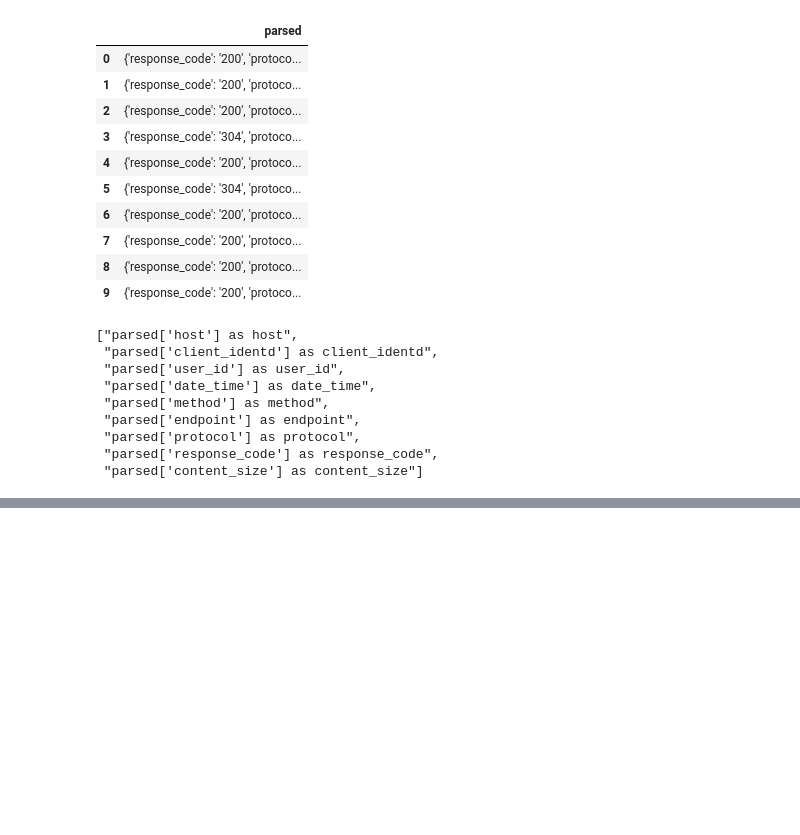
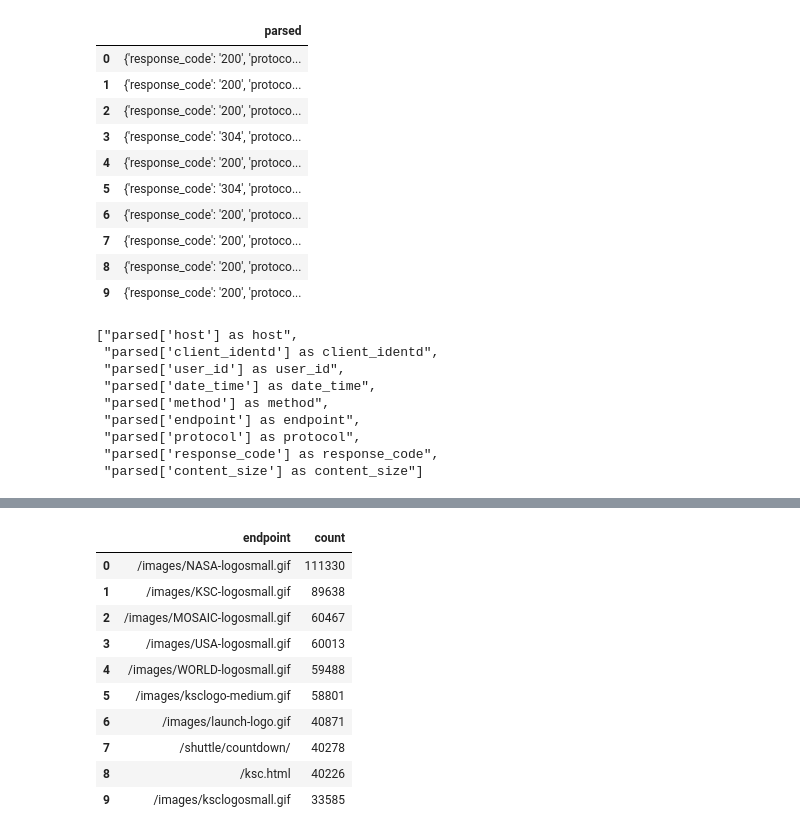
Before and after one commit to razevedo1994/razv-data-engineering, a Jupyter notebook: Spark/examples/schema_on_read.ipynb, the cells around one changed output, grey strips where cells are left out. Drawn from its saved outputs; the diff is of its cells as text; code cells hidden in the pictures; blank space fills up the shorter version.

```diff
--- a/Spark/examples/schema_on_read.ipynb
+++ b/Spark/examples/schema_on_read.ipynb
@@ -175,0 +193,15 @@ df_clean.limit(5).toPandas()
+# %%
+# Popular content
+df_clean.groupBy("endpoint").count().orderBy(desc("count")).limit(10).toPandas()
+# %% [output]
+|  | endpoint | count |
+| 0 | /images/NASA-logosmall.gif | 111330 |
+| 1 | /images/KSC-logosmall.gif | 89638 |
+| 2 | /images/MOSAIC-logosmall.gif | 60467 |
+| 3 | /images/USA-logosmall.gif | 60013 |
+| 4 | /images/WORLD-logosmall.gif | 59488 |
+| 5 | /images/ksclogo-medium.gif | 58801 |
+| 6 | /images/launch-logo.gif | 40871 |
+| 7 | /shuttle/countdown/ | 40278 |
+| 8 | /ksc.html | 40226 |
+| 9 | /images/ksclogosmall.gif | 33585 |
```
Also changed, not shown: parts of 5 cells of this notebook.
